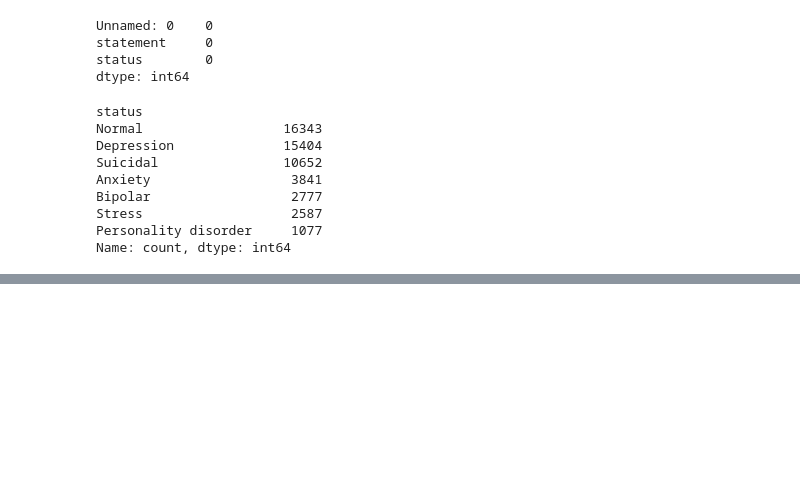
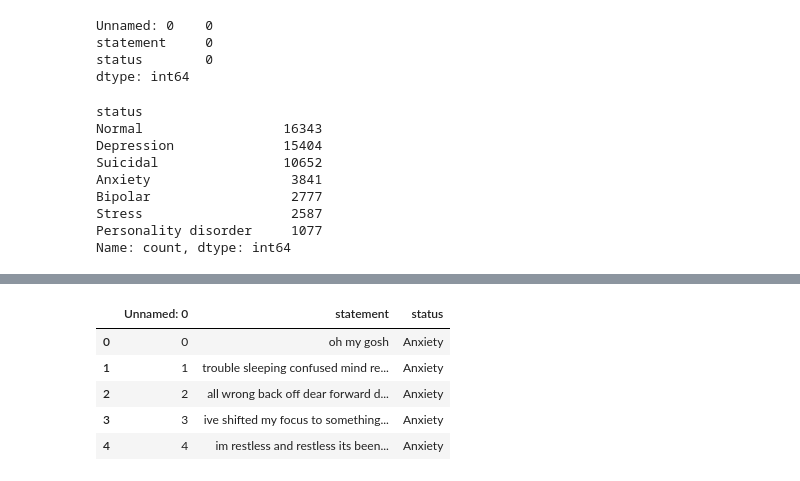
Before and after one commit to breanna-s/Mental-Health-Chatbot, a Jupyter notebook: EDA.ipynb, the cells around one changed output, grey strips where cells are left out. Cells and saved outputs as stored; diff of their text form; code cells hidden in the pictures; blank space fills up the shorter version.

```diff
--- a/EDA.ipynb
+++ b/EDA.ipynb
@@ -55,0 +90,23 @@ plt.show()
+# %%
+import re
+#convert the statements all to lower case to keep tokenization consistent
+df['statement'] = df['statement'].str.lower()
+#remove puncuation, markdown, urls, special chars
+def remove_special_inputs(text):
+    text = re.sub(r"http[s]?://\S+","",text)
+    # Remove markdown-style links
+    text = re.sub(r'\[.*?\]\(.*?\)', "", text)
+    # Remove handles (that start with '@')
+    text = re.sub(r"@\w+","",text)
+    # Remove punctuation and other special characters
+    text = re.sub(r"[^\w\s]","",text)
+    return text
+df['statement'] = df['statement'].apply(remove_special_inputs)
+df.head()
+# %% [output]
+|  | Unnamed: 0 | statement | status |
+| 0 | 0 | oh my gosh | Anxiety |
+| 1 | 1 | trouble sleeping confused mind re... | Anxiety |
+| 2 | 2 | all wrong back off dear forward d... | Anxiety |
+| 3 | 3 | ive shifted my focus to something... | Anxiety |
+| 4 | 4 | im restless and restless its been... | Anxiety |
```
Also changed, not shown: parts of 6 cells of this notebook.
